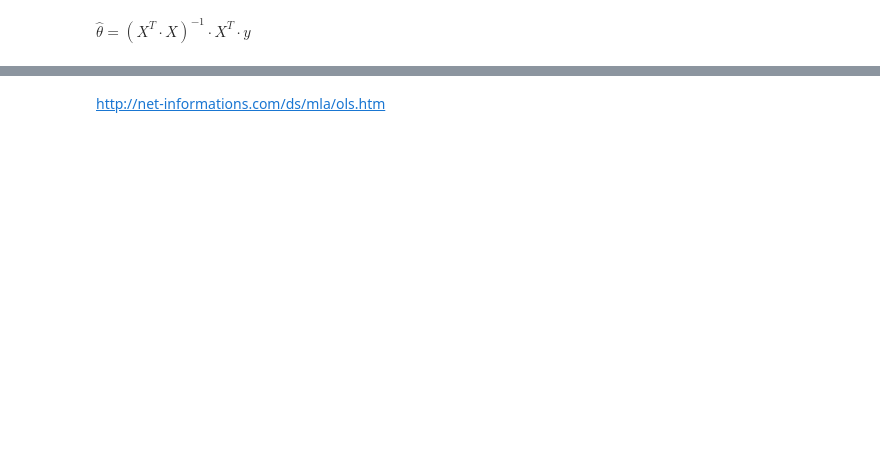
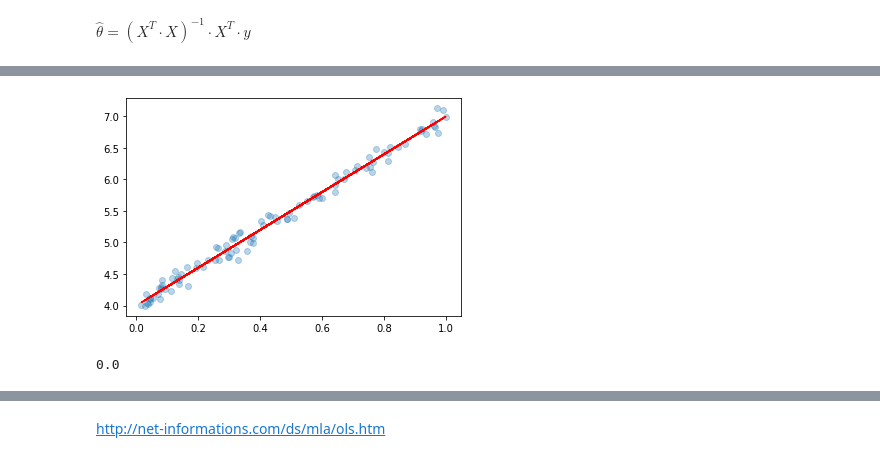
Before and after one commit to Kamil128/Learning_repo, a Jupyter notebook: ML_Regresja/Regresja.ipynb, the cells around one changed output, grey strips where cells are left out. Drawn from its saved outputs; the diff is of its cells as text; code cells hidden in the pictures; blank space fills up the shorter version.

```diff
--- a/ML_Regresja/Regresja.ipynb
+++ b/ML_Regresja/Regresja.ipynb
@@ -55,6 +122,15 @@ theta
 y_pred = theta[1] + theta[0] * df['zmienna_1']
 # %%
-y_pred = theta[1] + theta[0] * df['zmienna_1']
+# Visualisation
 plt.scatter(df['zmienna_1'], df['target'], alpha=0.3)
 plt.plot(df['zmienna_1'], y_pred, c='red')
 plt.show()
+# %% [output]
+[figure, added]
+# %%
+# Calcualte residuals
+error = y_pred.values.reshape(-1, 1) - y
+error = np.round(error, 5)
+np.round(error.sum(), 4)
+# %% [output]
+0.0
```
Also changed, not shown: parts of 77 cells of this notebook.
